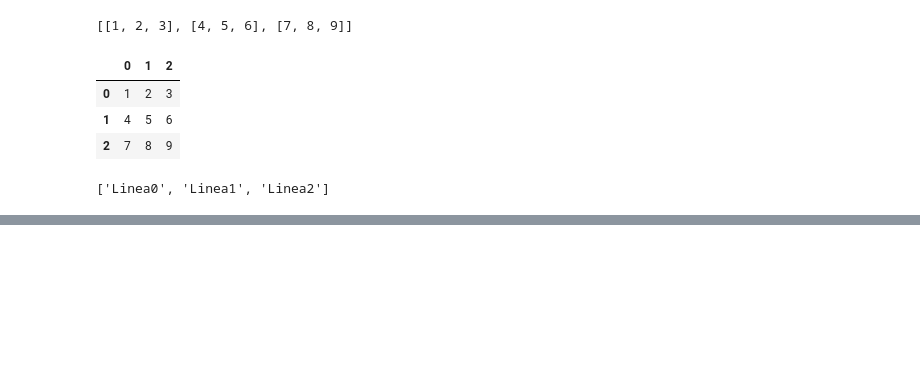
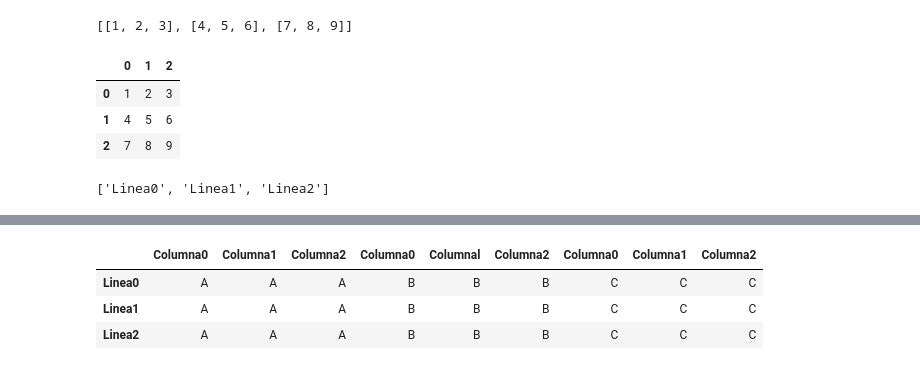
Before and after one commit to MatiasRuizSilva/Python-for-Data-Science, a Jupyter notebook: Estructura_de_datos.ipynb, the cells around one changed output, grey strips where cells are left out. Drawn from its saved outputs; the diff is of its cells as text; code cells hidden in the pictures; blank space fills up the shorter version.

```diff
--- a/Estructura_de_datos.ipynb
+++ b/Estructura_de_datos.ipynb
@@ -105,0 +195,8 @@ index
+# %%
+df5 = pd.concat([df1,df2,df3], axis = 1)
+df5
+# %% [output]
+|  | Columna0 | Columna1 | Columna2 | Columna0 | Columnal | Columna2 | Columna0 | Columna1 | Columna2 |
+| Linea0 | A | A | A | B | B | B | C | C | C |
+| Linea1 | A | A | A | B | B | B | C | C | C |
+| Linea2 | A | A | A | B | B | B | C | C | C |
```
Also changed, not shown: parts of 11 cells of this notebook.
